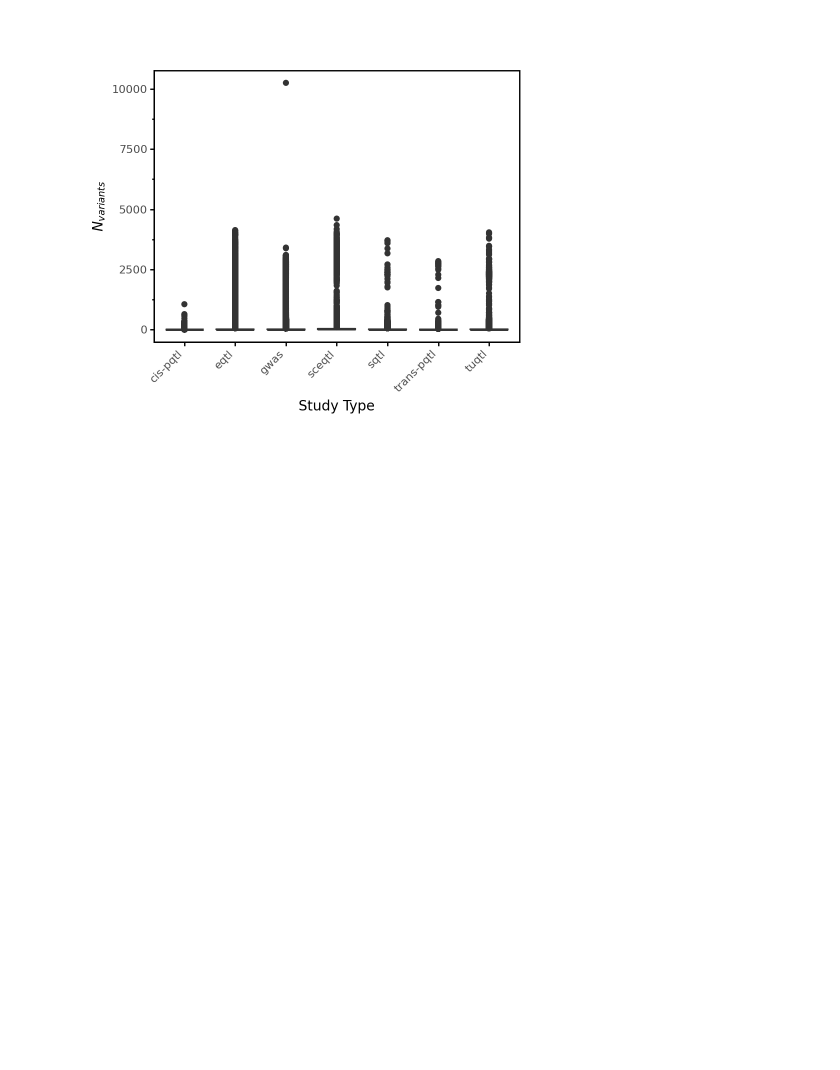
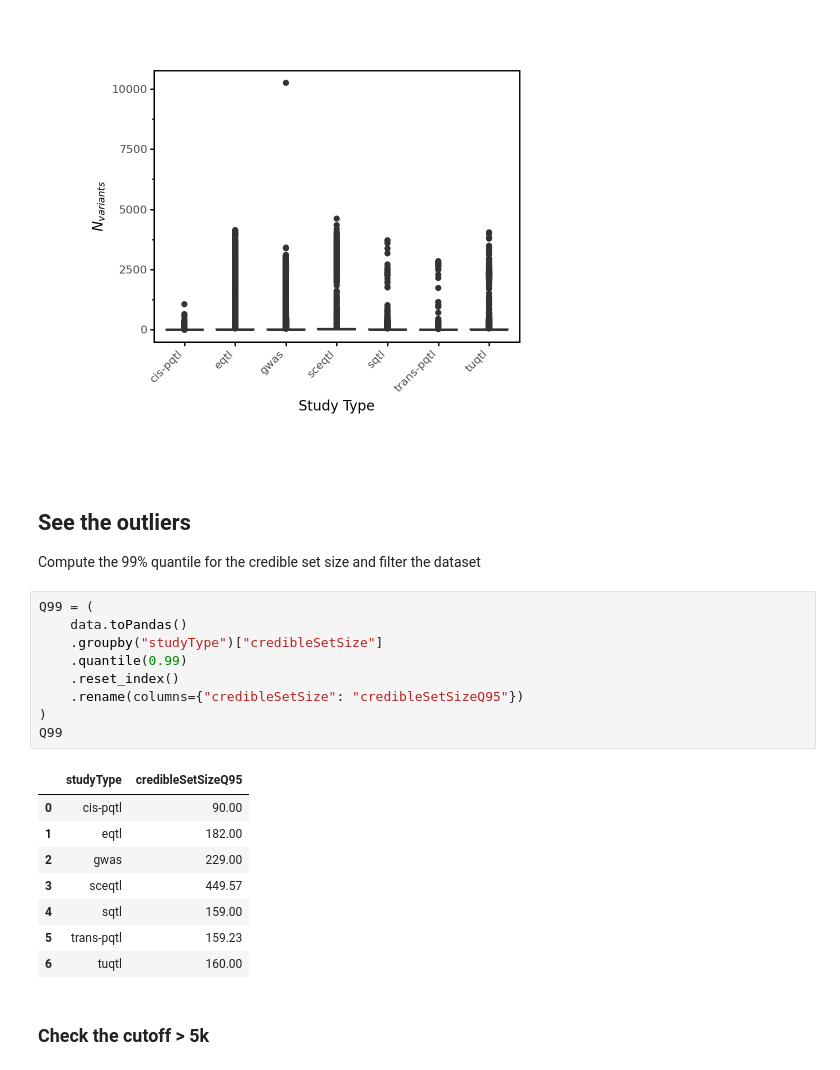
Before and after one commit to opentargets/Gentropy-manuscript, a Jupyter notebook: chapters/in_silico_effect_prediction/01.3_credible_set_size_qc.ipynb, the cells around one changed output. Drawn from its saved outputs; the diff is of its cells as text; blank space fills up the shorter version.

```diff
--- a/chapters/in_silico_effect_prediction/01.3_credible_set_size_qc.ipynb
+++ b/chapters/in_silico_effect_prediction/01.3_credible_set_size_qc.ipynb
@@ -92,3 +92,26 @@ plot.save("plots/01.3_credible_set_size_by_study_type.jpg", dpi=300, bbox_inches
 plot
 # %% [output]
 [figure]
+# %% [markdown]
+## See the outliers
+Compute the 99% quantile for the credible set size and filter the dataset
+# %%
+Q99 = (
+    data.toPandas()
+    .groupby("studyType")["credibleSetSize"]
+    .quantile(0.99)
+    .reset_index()
+    .rename(columns={"credibleSetSize": "credibleSetSizeQ95"})
+)
+Q99
+# %% [output]
+|  | studyType | credibleSetSizeQ95 |
+| 0 | cis-pqtl | 90.00 |
+| 1 | eqtl | 182.00 |
+| 2 | gwas | 229.00 |
+| 3 | sceqtl | 449.57 |
+| 4 | sqtl | 159.00 |
+| 5 | trans-pqtl | 159.23 |
+| 6 | tuqtl | 160.00 |
+# %% [markdown]
+### Check the cutoff > 5k
```
Also changed, not shown: parts of 5 cells of this notebook, 14 other files.
